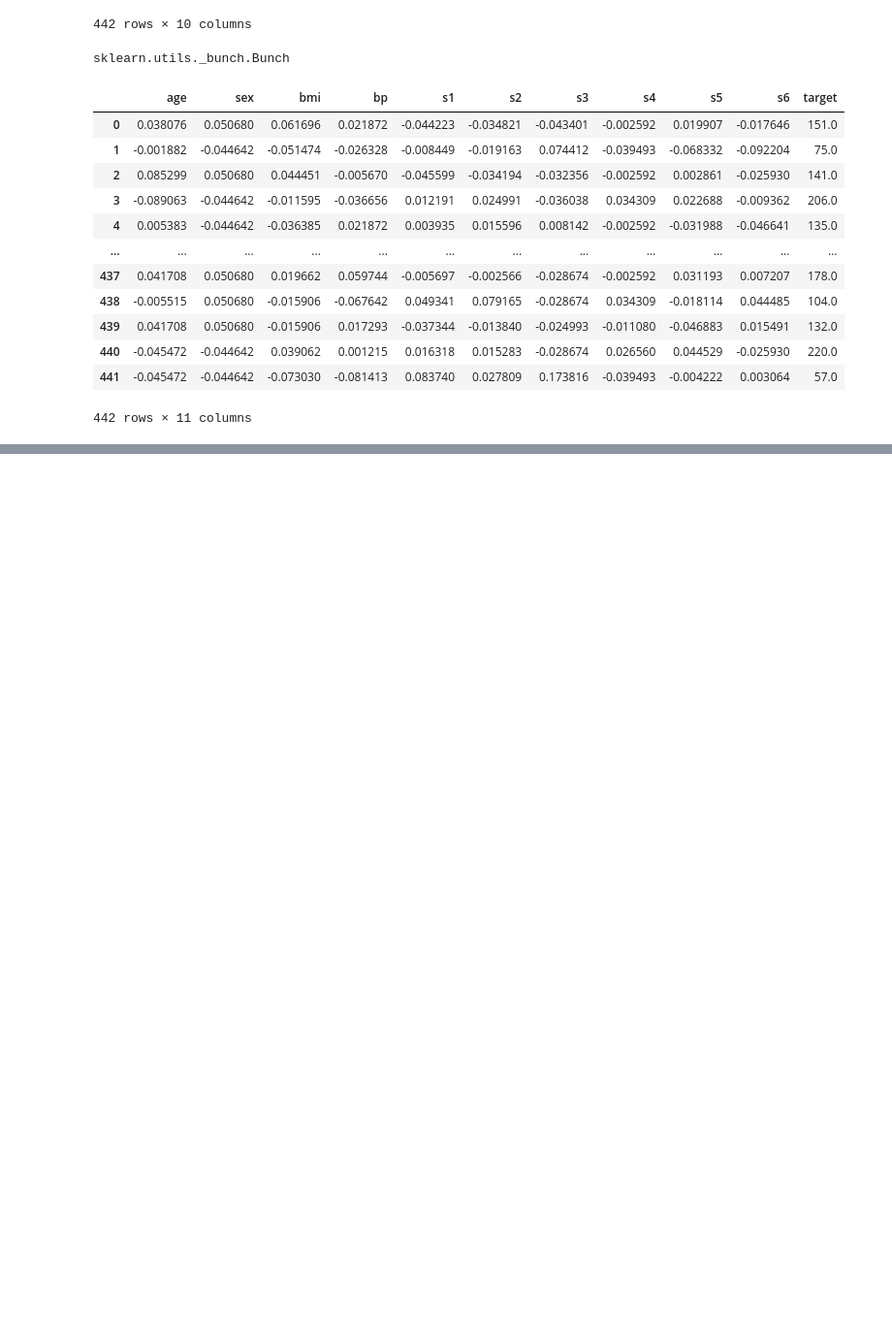
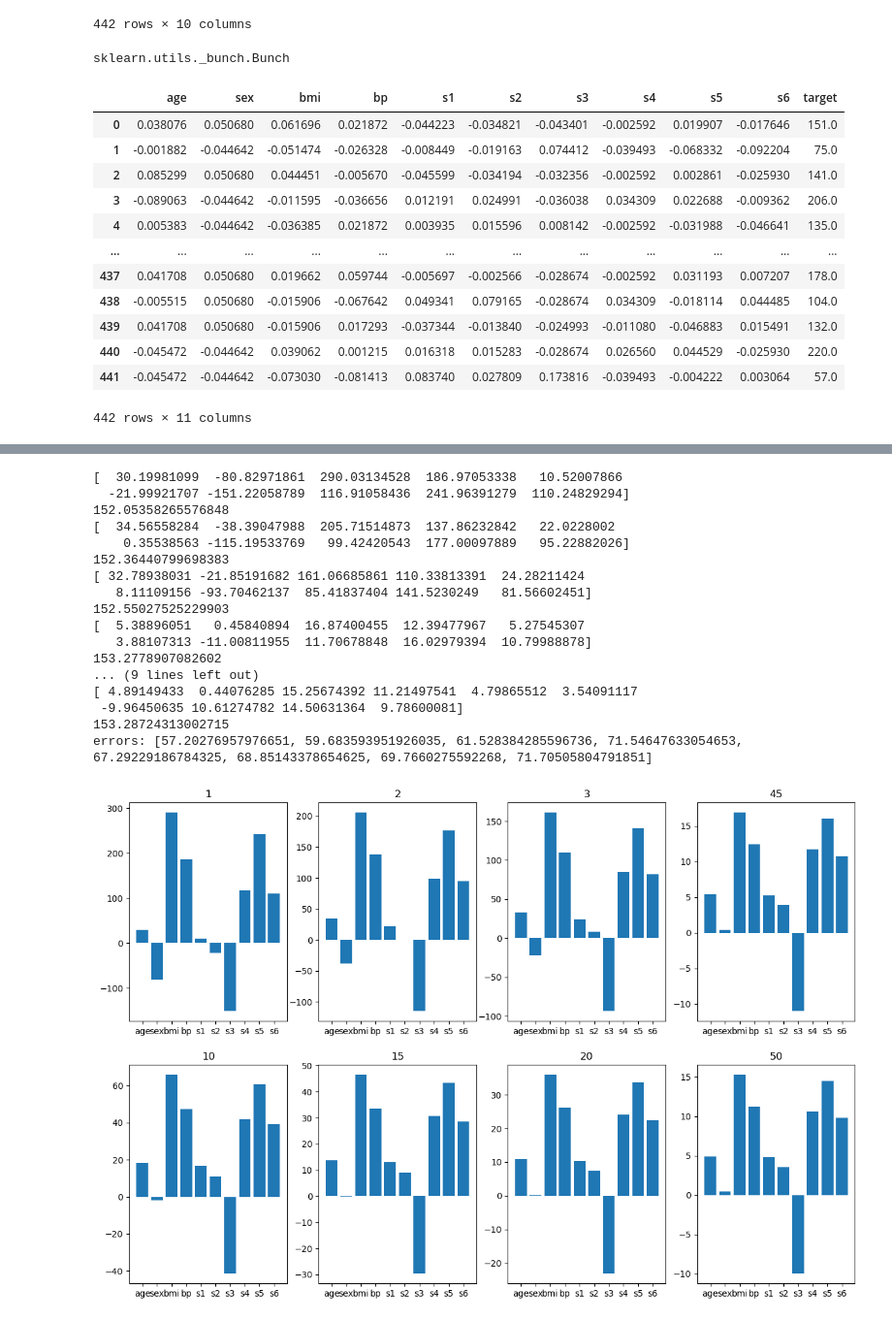
Before and after one commit to Donuts-procodes/Machine_Learning, a Jupyter notebook: regularization.ipynb, the cells around one changed output, grey strips where cells are left out. Shown at 97% size. Cells and saved outputs as stored; diff of their text form; code cells hidden in the pictures; blank space fills up the shorter version.

Commit message:
ridge and lasso

```diff
--- a/regularization.ipynb
+++ b/regularization.ipynb
@@ -74,0 +128,2 @@ df
+# %%
+x_train,x_test,y_train,y_test=train_test_split(x,y,test_size=0.20,random_state=1)
@@ -74,0 +140,3 @@ df
+# %%
+lr=LinearRegression()
+lr.fit(x_train,y_train)
@@ -74,0 +151,3 @@ df
+# %%
+y_pred=lr.predict(x_test)
+r2_score(y_test,y_pred)
@@ -74,0 +163,3 @@ df
+# %%
+r=Ridge(alpha=1)
+r.fit(x_train,y_train)
@@ -74,0 +191,39 @@ df
+# %%
+a=[1,2,3,45,10,15,20,50]
+errors=[]
+pos=1
+d={}
+plt.figure(figsize=(15,10))
+for i in a:
+    r=Ridge(alpha=i)
+    r.fit(x_train,y_train)
+    print(r.coef_)
+    print(r.intercept_)
+    y_pred=r.predict(x_test)
+    rmse=np.sqrt(mse(y_test,y_pred))
+    errors.append(rmse)
+    d[i]=r.coef_
+    plt.subplot(2,4,pos)
+    plt.bar(x.columns,r.coef_)
+    plt.title(i)
+    pos=pos+1
+print("errors:",errors)
+# %% [output]
+[  30.19981099  -80.82971861  290.03134528  186.97053338   10.52007866
+  -21.99921707 -151.22058789  116.91058436  241.96391279  110.24829294]
+152.05358265576848
+[  34.56558284  -38.39047988  205.71514873  137.86232842   22.0228002
+    0.35538563 -115.19533769   99.42420543  177.00097889   95.22882026]
+152.36440799698383
+[ 32.78938031 -21.85191682 161.06685861 110.33813391  24.28211424
+   8.11109156 -93.70462137  85.41837404 141.5230249   81.56602451]
+152.55027525229903
+[  5.38896051   0.45840894  16.87400455  12.39477967   5.27545307
+   3.88107313 -11.00811955  11.70678848  16.02979394  10.79988878]
+153.2778907082602
+... (9 lines left out)
+[ 4.89149433  0.44076285 15.25674392 11.21497541  4.79865512  3.54091117
+ -9.96450635 10.61274782 14.50631364  9.78600081]
+153.28724313002715
+errors: [57.20276957976651, 59.683593951926035, 61.528384285596736, 71.54647633054653, 67.29229186784325, 68.85143378654625, 69.7660275592268, 71.70505804791851]
+[figure, added]
```
Also changed, not shown: parts of 20 cells of this notebook.
